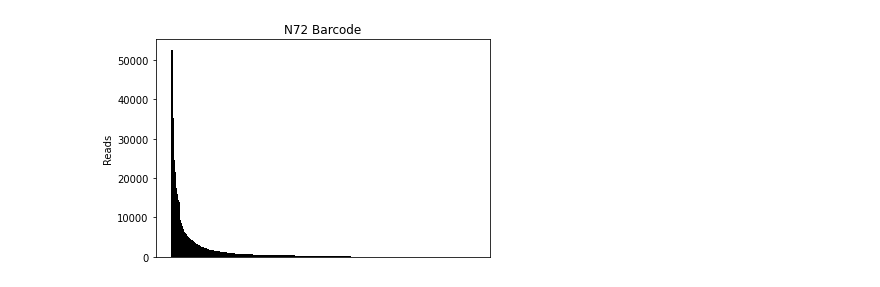
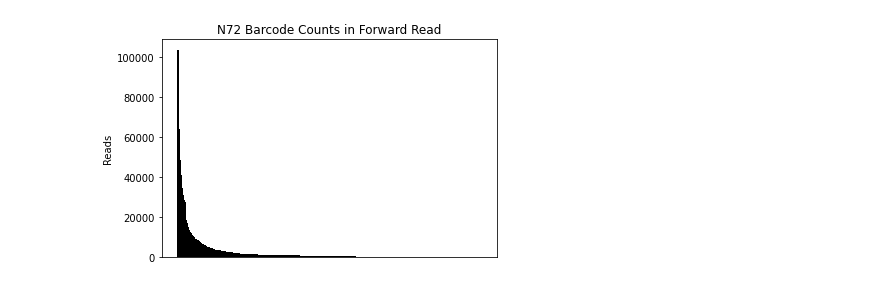
Before and after one commit to erdikilic/barcode, a Jupyter notebook: count/plotting.ipynb, the cells around one changed output. Cells and saved outputs as stored; diff of their text form; code cells hidden in the pictures.

Commit message:
results were created

```diff
--- a/count/plotting.ipynb
+++ b/count/plotting.ipynb
@@ -2,12 +2,3 @@
 import json
 import matplotlib.pyplot as plt
 import seaborn
-# %%
-with open('barcode_counts_n70.json') as json_file:
-    n70 = json.load(json_file)
-
-with open('barcode_counts_n71.json') as json_file:
-    n71 = json.load(json_file)
-
-with open('barcode_counts_n72.json') as json_file:
-    n72 = json.load(json_file)
@@ -17,0 +5,14 @@ n72_counts = sorted(list(n72.values()), reverse=True)
+# %%
+def json_reader(file, n):
+    """
+    Reads a json file and returns a list of the top n most frequent words in the file
+
+    :param file: the file name of the json file
+    :param n: number of top articles to return
+    :return: A list of the top n most frequent words in the file.
+    """
+    with open(file, 'r') as json_file:
+        x = json.load(json_file)
+
+    sortx = {k: v for k, v in sorted(x.items(), key=lambda item: item[1], reverse= True)}
+    return list(sortx.values())[:n]
@@ -42,12 +103,12 @@ plt.savefig('N71_barcode.png')
 # %%
-x_n72 = n72_counts[0:1250]
-y_n72 = range(len(x_n72))
+n72 = json_reader('processed_data/salmon_barcode_counts_n72.json', 1250)
+y_n72 = range(len(n72))
 
-plt.bar(y_n72, x_n72, color='black', width=10)
-plt.title('N72 Barcode')
+plt.bar(y_n72, n72, color='black', width=8)
+plt.title('N72 Barcode Counts in Forward Read')
 plt.ylabel('Reads')
 plt.xticks([])
 
-plt.savefig('N72_barcode.png')
+plt.savefig('/home/eck/barcode/results/N72_barcode.png')
 # %% [output]
-[figure, old version]
+[figure, new version]
```
Also changed, not shown: parts of 9 cells of this notebook, 13 other files.
